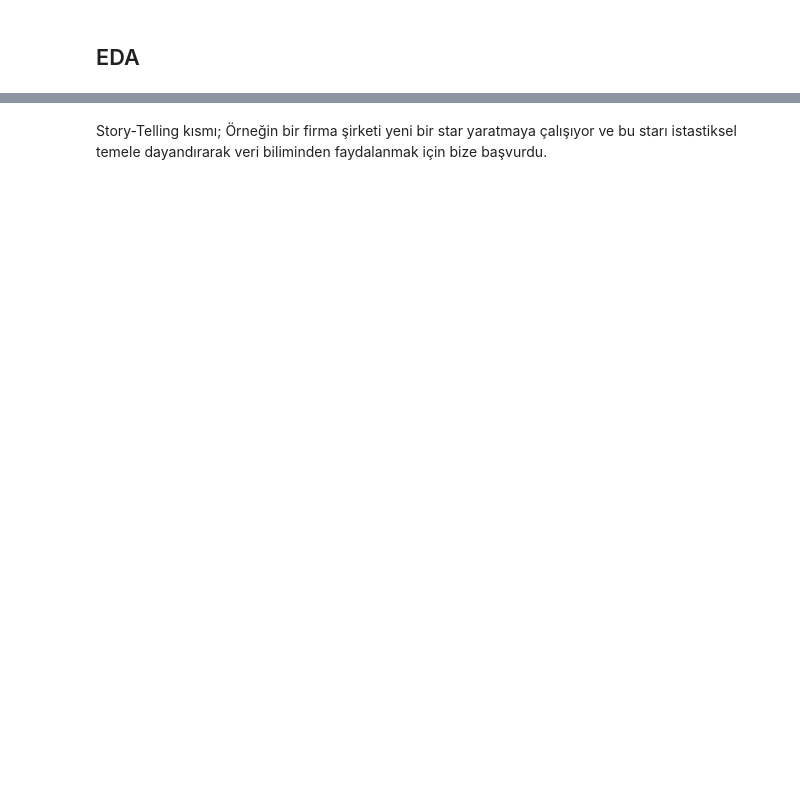
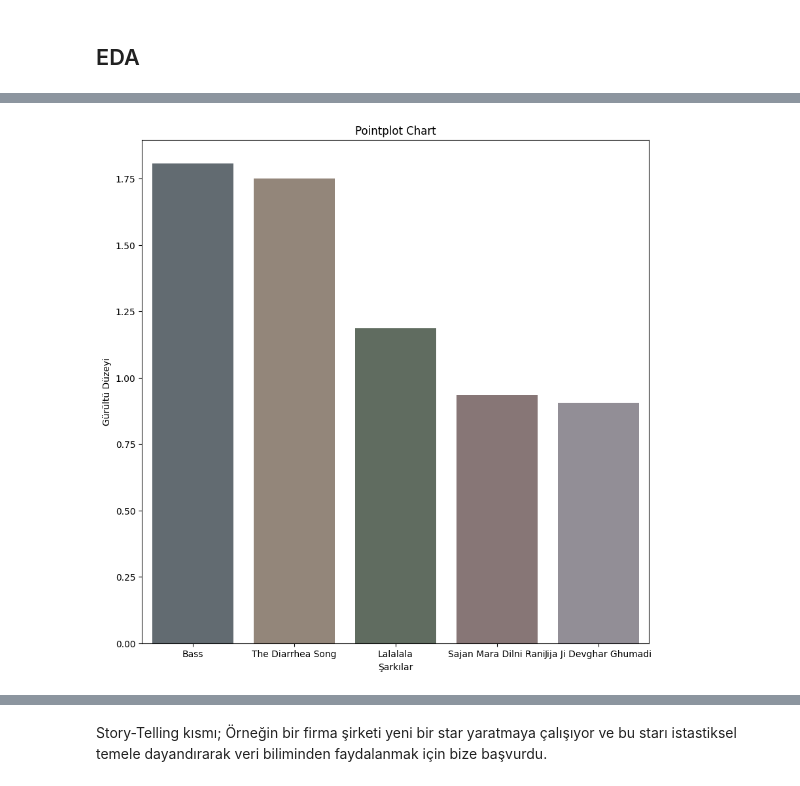
Before and after one commit to Yusuf-Cizlasmak/Exploratory-Data-Analysis, a Jupyter notebook: Spotify/Spotify.ipynb, the cells around one changed output, grey strips where cells are left out. Saved outputs shown, nothing was run; the diff lists cells and outputs as text; code cells hidden in the pictures; blank space fills up the shorter version.

```diff
--- a/Spotify/Spotify.ipynb
+++ b/Spotify/Spotify.ipynb
@@ -147,0 +181,5 @@ PopularBarPlot(data,6)
+# %%
+#Şimdi de en gürültülü 5 sanatçıyı bulalım.
+LoudnessBarPlot(data,5)
+# %% [output]
+[figure, added]
```
Also changed, not shown: parts of 9 cells of this notebook, 1 other file.
